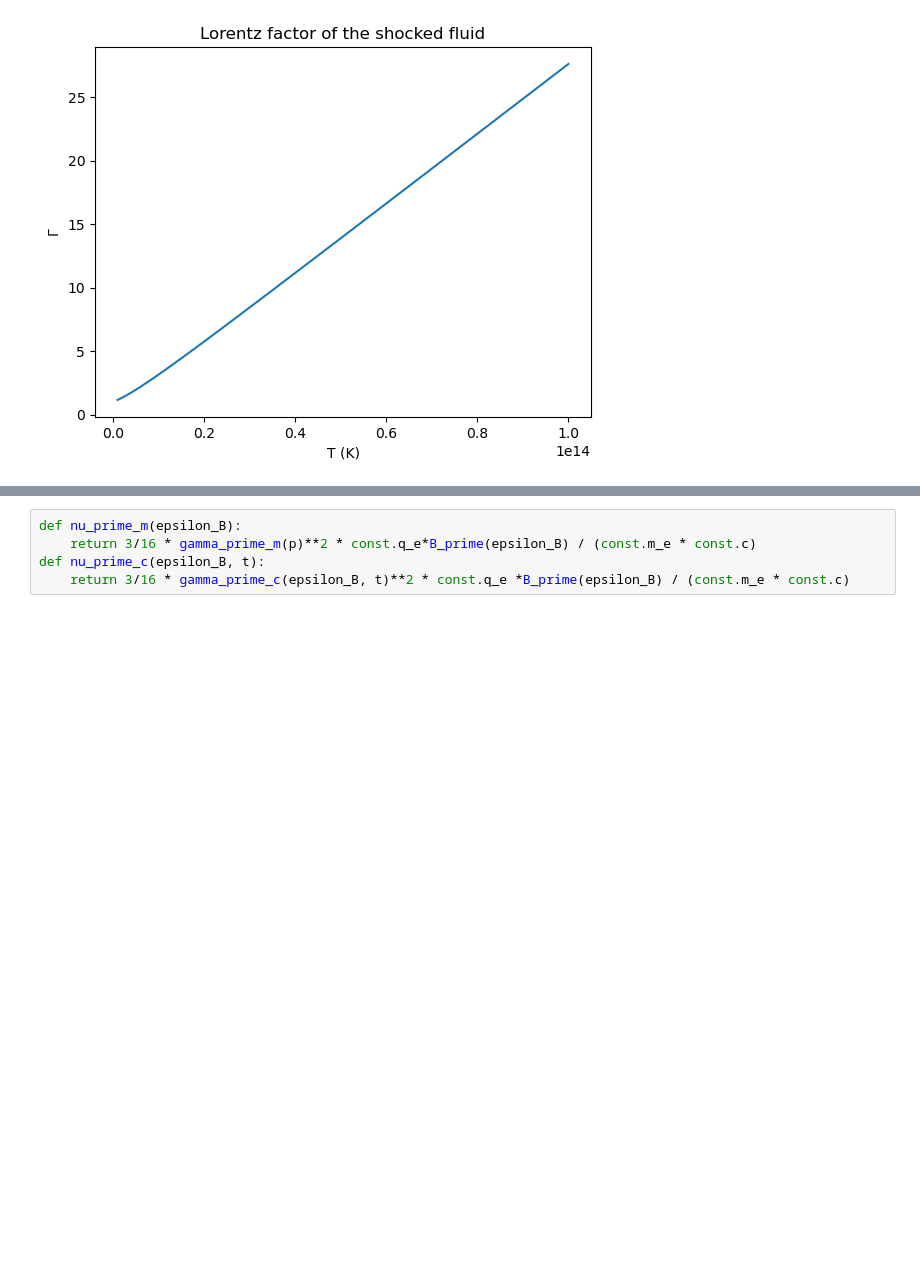
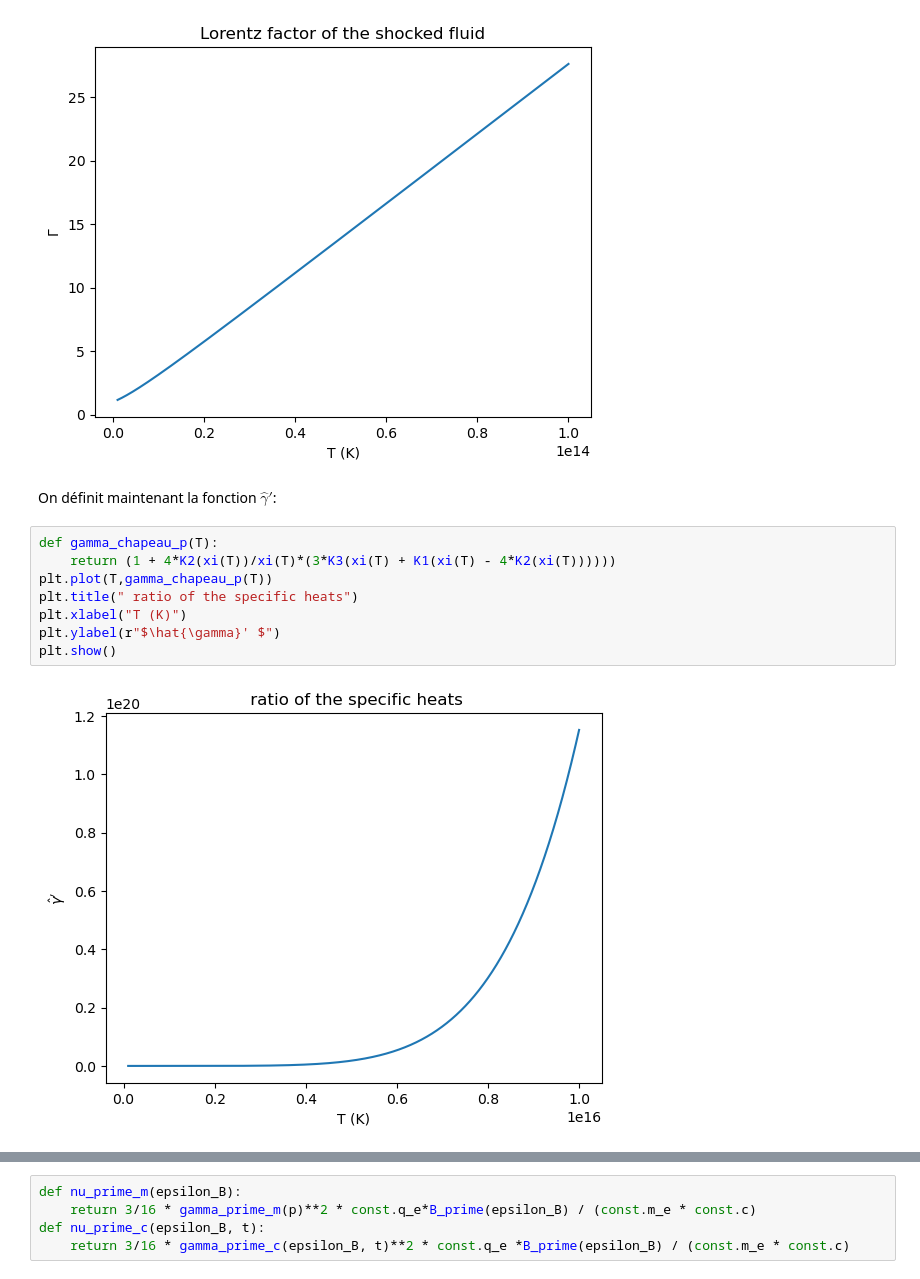
Before and after one commit to quentin-bouquet/Mod-le-Spectro-Temporel-d-mission-d-un-sursaut-gamma, a Jupyter notebook: MAIN.ipynb, the cells around one changed output, grey strips where cells are left out. Cells and saved outputs as stored; diff of their text form; blank space fills up the shorter version.

```diff
--- a/MAIN.ipynb
+++ b/MAIN.ipynb
@@ -198,3 +198,15 @@ plt.ylabel(r"$\Gamma $")
 plt.show()
 # %% [output]
 [figure]
+# %% [markdown]
+On définit maintenant la fonction $\hat{\gamma}'$:
+# %%
+def gamma_chapeau_p(T):
+    return (1 + 4*K2(xi(T))/xi(T)*(3*K3(xi(T) + K1(xi(T) - 4*K2(xi(T))))))
+plt.plot(T,gamma_chapeau_p(T))
+plt.title(" ratio of the specific heats")
+plt.xlabel("T (K)")
+plt.ylabel(r"$\hat{\gamma}' $")
+plt.show()
+# %% [output]
+[figure, added]
```
Also changed, not shown: parts of 6 cells of this notebook, 1 other file.
